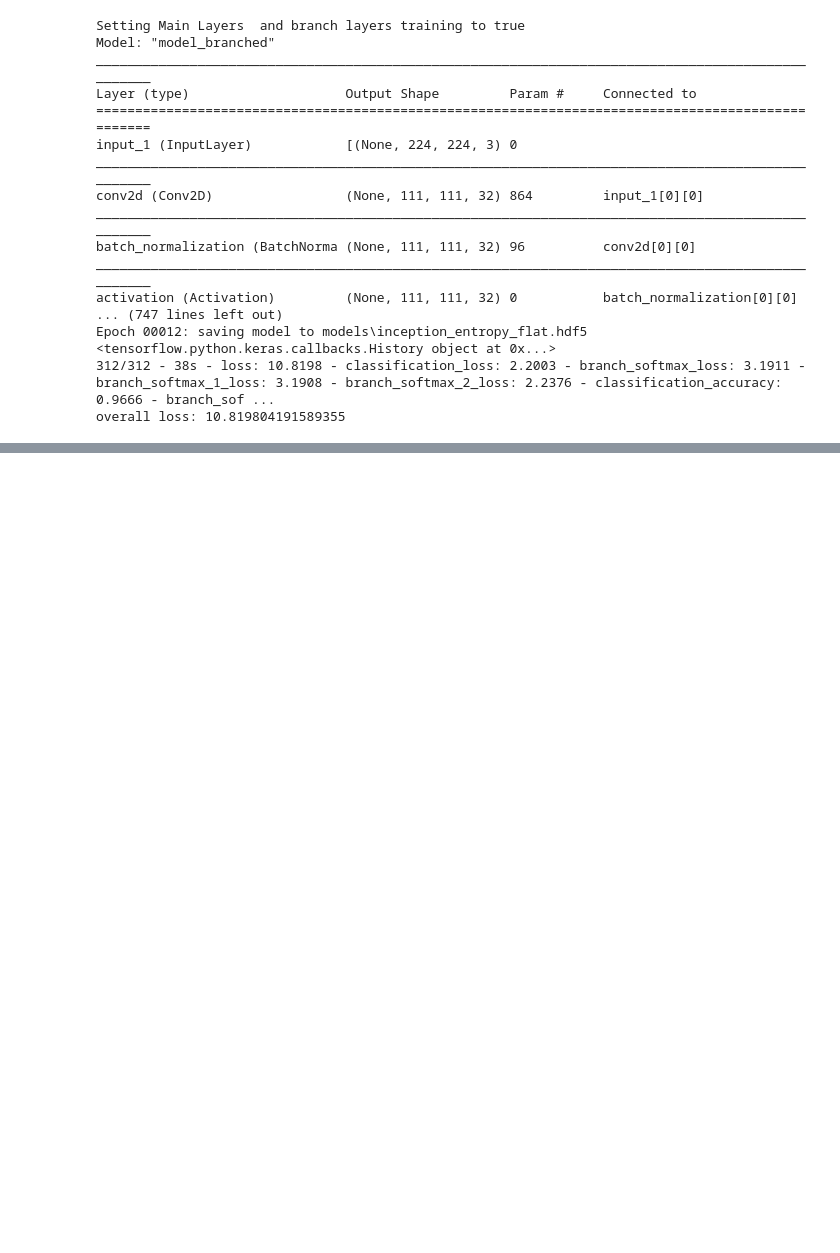
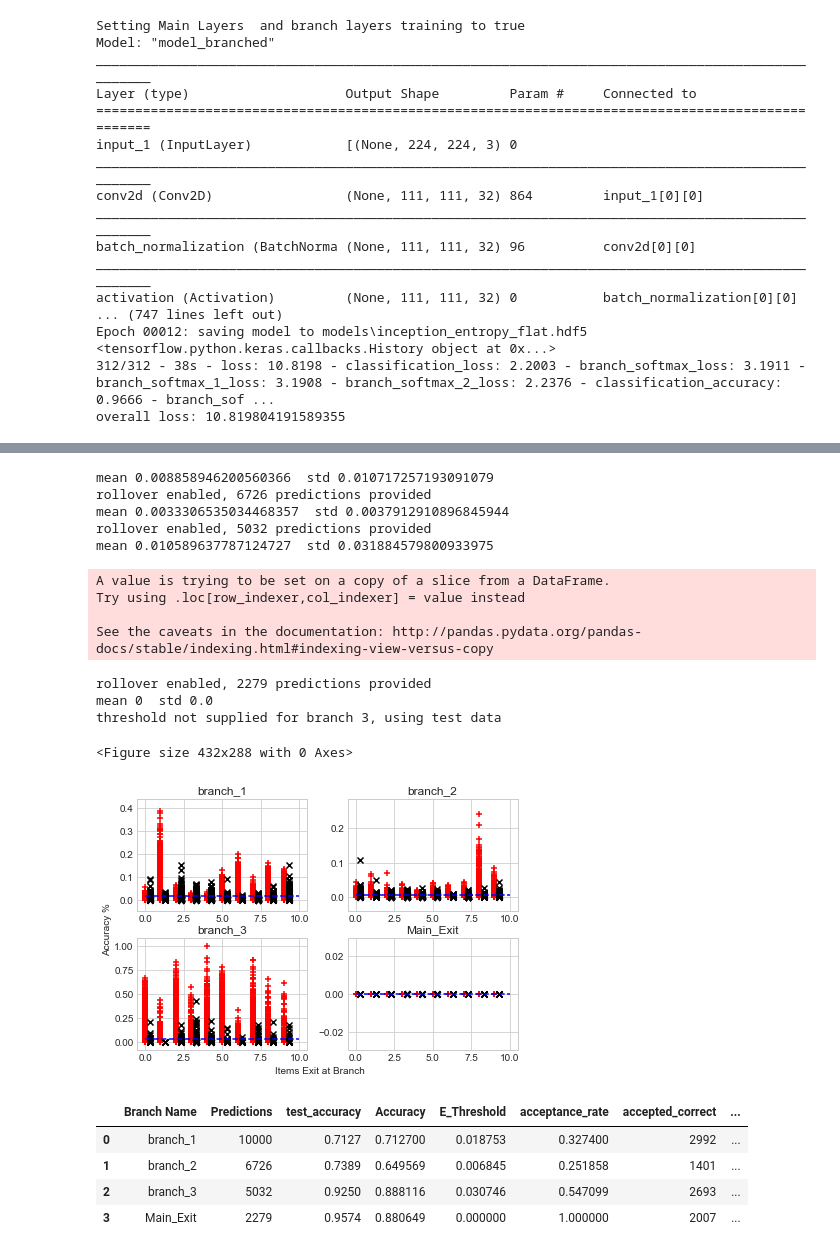
Before and after one commit to SanityLacking/BrevisNet, a Jupyter notebook: notebooks/CrossEntropy_branched-Inception.ipynb, the cells around one changed output, grey strips where cells are left out. Cells and saved outputs as stored; diff of their text form; code cells hidden in the pictures; blank space fills up the shorter version.

```diff
--- a/notebooks/CrossEntropy_branched-Inception.ipynb
+++ b/notebooks/CrossEntropy_branched-Inception.ipynb
@@ -820,4 +844,5 @@ prediction: 4999 of 5000
 # # Predictions = collectEvidence_branches(model,test_ds)
 # Outputs = collectEvidence_branches(model,test_ds, evidence=False)
 # # print(Outputs)
+test_Outputs = collectEvidence_branches(model,test_ds, evidence=True)
 # %% [output]
@@ -832,3 +898,25 @@ KeyError: 0
+# %%
+displayEvidence_cascade(test_Outputs, thresholds=[0.018753,0.006845,0.030746],  Evidence = True)
+# %% [output]
+mean 0.008858946200560366  std 0.010717257193091079
+rollover enabled, 6726 predictions provided
+mean 0.0033306535034468357  std 0.0037912910896845944
+rollover enabled, 5032 predictions provided
+mean 0.010589637787124727  std 0.031884579800933975
+A value is trying to be set on a copy of a slice from a DataFrame.
+Try using .loc[row_indexer,col_indexer] = value instead
+
+See the caveats in the documentation: http://pandas.pydata.org/pandas-docs/stable/indexing.html#indexing-view-versus-copy
+rollover enabled, 2279 predictions provided
+mean 0  std 0.0
+threshold not supplied for branch 3, using test data
+<Figure size 432x288 with 0 Axes>
+[figure, added]
+|  | Branch Name | Predictions | test_accuracy | Accuracy | E_Threshold | acceptance_rate | accepted_correct | ... |
+| 0 | branch_1 | 10000 | 0.7127 | 0.712700 | 0.018753 | 0.327400 | 2992 | ... |
+| 1 | branch_2 | 6726 | 0.7389 | 0.649569 | 0.006845 | 0.251858 | 1401 | ... |
+| 2 | branch_3 | 5032 | 0.9250 | 0.888116 | 0.030746 | 0.547099 | 2693 | ... |
+| 3 | Main_Exit | 2279 | 0.9574 | 0.880649 | 0.000000 | 1.000000 | 2007 | ... |
 # %%
 '''     overlap
         if zero, both match, if else they don't match
```
Also changed, not shown: parts of 9 cells of this notebook, 5 other files.
